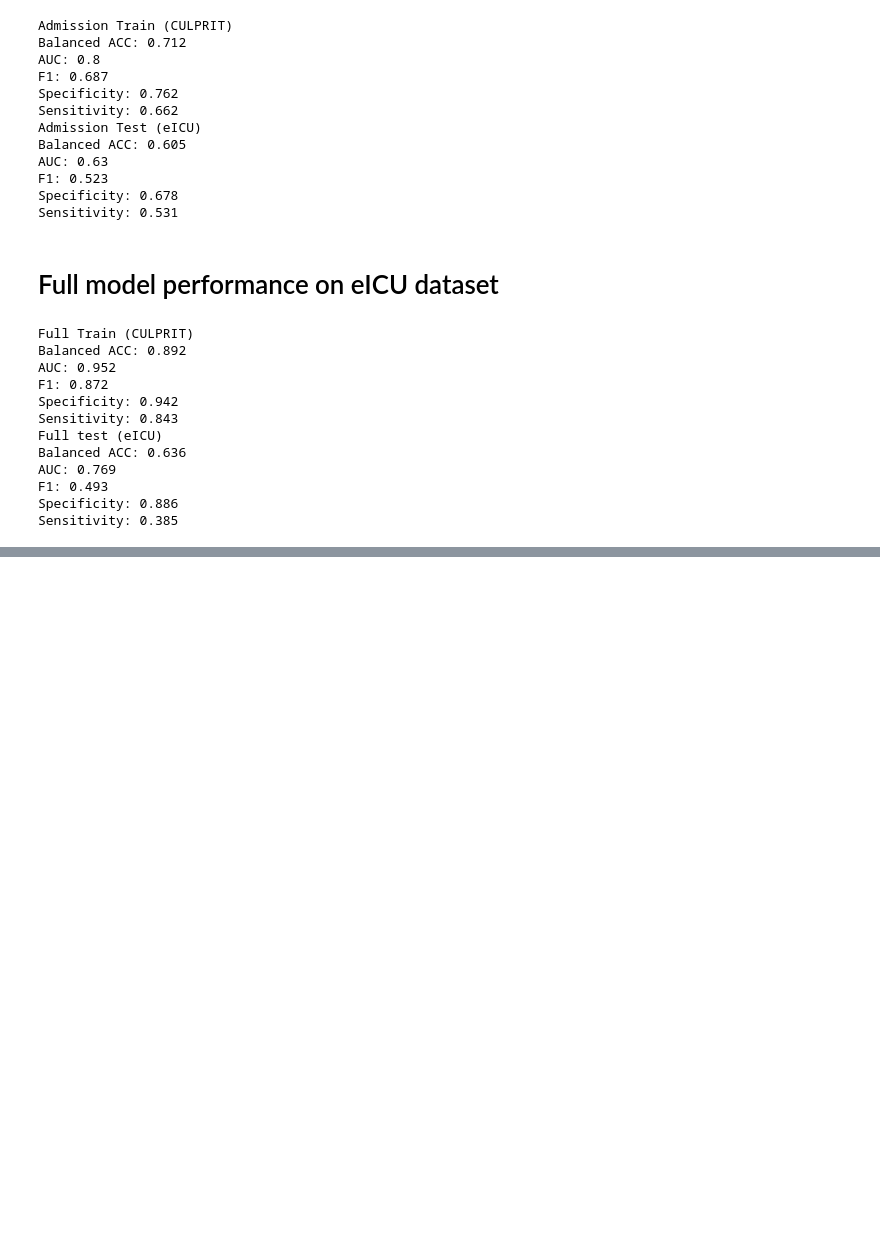
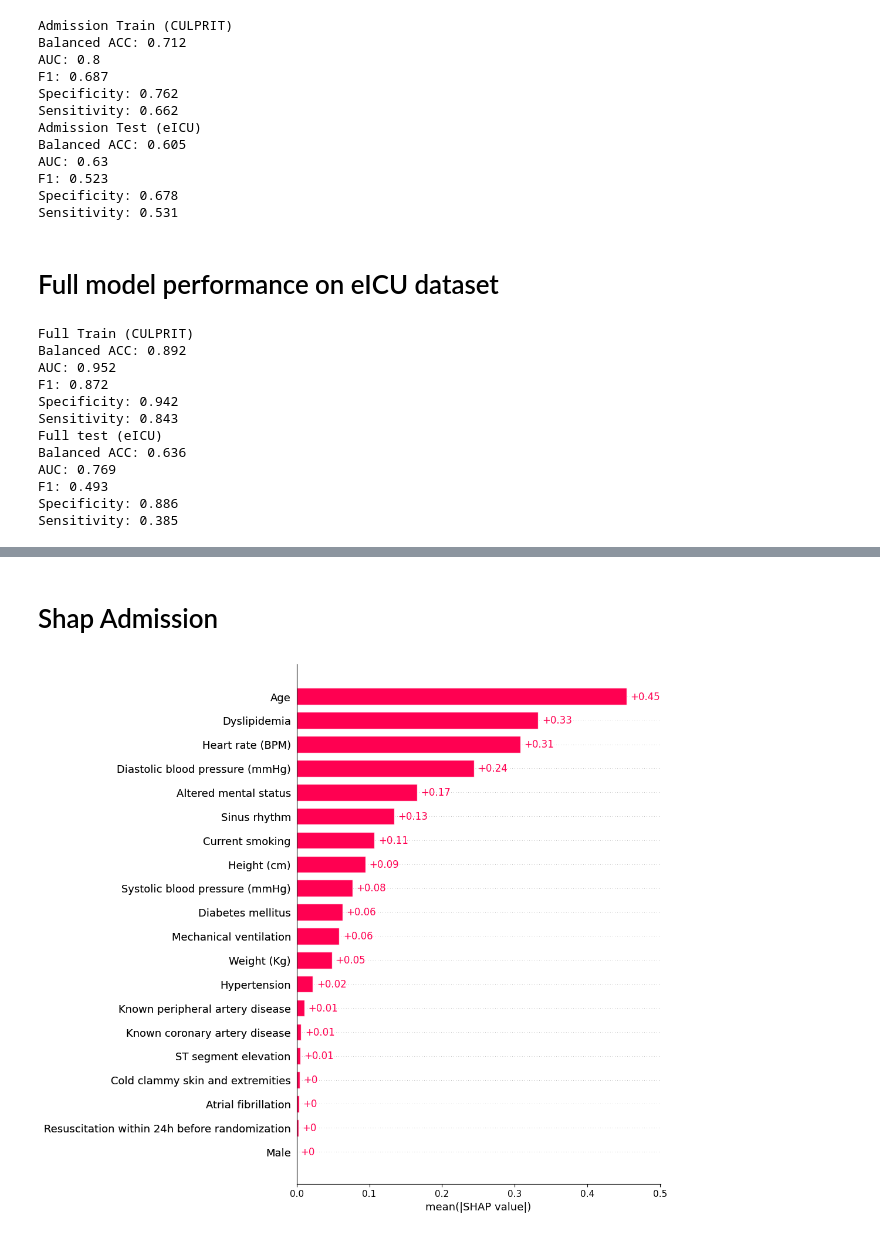
Before and after one commit to N-Nieto/MACRO_experiments, a Jupyter notebook: code/plot_figure_paper_review_1.ipynb, the cells around one changed output, grey strips where cells are left out. Cells and saved outputs as stored; diff of their text form; code cells hidden in the pictures; blank space fills up the shorter version.

Commit message:
plots and new experiments

```diff
--- a/code/plot_figure_paper_review_1.ipynb
+++ b/code/plot_figure_paper_review_1.ipynb
@@ -557,0 +595,64 @@ Sensitivity: 0.385
+# %% [markdown]
+# Shap Admission
+# %%
+
+data_dir = "/home/nnieto/Nico/MODS_project/CULPRIT_project/output/review_1/admission_model/shap/"
+load_list = ["shap_values_Admission",
+             "shap_baselineAdmission",
+             "shap_dataAdmission"]
+shap_dict = dict()
+
+for file_name in load_list:
+    with open(data_dir+file_name, "rb") as fp:
+        shap_dict[file_name] = pickle.load(fp)
+X_admission = pd.read_csv(data_dir+"X_Admission.csv",index_col=0)
+Y_admission = pd.read_csv(data_dir+"Y_Admission.csv",index_col=0)
+pred = pd.read_csv(data_dir+"predictions_Admission_shap.csv",index_col=0)
+
+X_admission.rename(columns={"Age_(year)": "Age",
+                            "Heart_rate_(bpm)_Hemodinamics": "Heart rate (BPM)",
+                            "Diastolic_blood_pressure_(mmHg)_–_HPR":"Diastolic blood pressure (mmHg)",
+                            "Height_(cm)": "Height (cm)",
+                            "Weight_(kg)": "Weight (Kg)",
+                            'Mechanical_ventilation':'Mechanical ventilation',
+                            "Resuscitation_within_24h_before_randomization": "Resuscitation within 24h before randomization",
+                            "Altered_mental_status": "Altered mental status",
+                            "Cold_clammy_skin_and_extremities": "Cold clammy skin and extremities",
+                            "previous_heart_complications": "Known coronary artery disease",
+                            "Previous_congestive_heart_failure": "Previous congestive heart failure",
+                            "Previous_stroke": "Previous stroke",
+                            "Known_peripheral_artery_disease": "Known peripheral artery disease",
+                            "Known_renal_insufficiency_(GFR_less_30_ml/min)": "Known renal insufficiency",
+                            "Chronic_dialysis":"Chronic dialysis",
+                            "Current_smoking": "Current smoking",
+                            "Diabetes_mellitus": "Diabetes mellitus",
+                            "Sinus_rhythm": "Sinus rhythm",
+                            "Atrial_fibrillation": "Atrial fibrillation",
+                            "AV-block_III": "AV block III",
+                            'ST-segment_elevation':'ST segment elevation',
+                            'Systolic_blood_pressure_(mmHg)_–_HPR':'Systolic blood pressure (mmHg)'}, inplace=True)
+
+
+model = joblib.load(data_dir+"model_Admission_shap_values.pkl")
+
+explainer = shap.Explainer(model)
+shap_values = explainer(X_admission)
+
+plt.figure(figsize=[15,10])
+shap_values.values = shap_dict["shap_values_Admission"]
+shap_values.baseline = shap_dict["shap_baselineAdmission"]
+shap_values.data = shap_dict["shap_dataAdmission"]
+shap.plots.bar(shap_values, max_display=28)
+
+SMALL_SIZE = 20
+MEDIUM_SIZE = 25
+BIGGER_SIZE = 30
+plt.rc('font', size=SMALL_SIZE)          # controls default text sizes
+plt.rc('axes', titlesize=BIGGER_SIZE)    # fontsize of the axes title
+plt.rc('axes', labelsize=MEDIUM_SIZE)    # fontsize of the x and y labels
+plt.rc('xtick', labelsize=SMALL_SIZE)    # fontsize of the tick labels
+plt.rc('ytick', labelsize=SMALL_SIZE)    # fontsize of the tick labels
+plt.rc('legend', fontsize=SMALL_SIZE)    # legend fontsize
+plt.rc('figure', titlesize=BIGGER_SIZE)  # fontsize of the figure title
+# %% [output]
+[figure, added]
```
Also changed, not shown: parts of 18 cells of this notebook, 6 other files.
